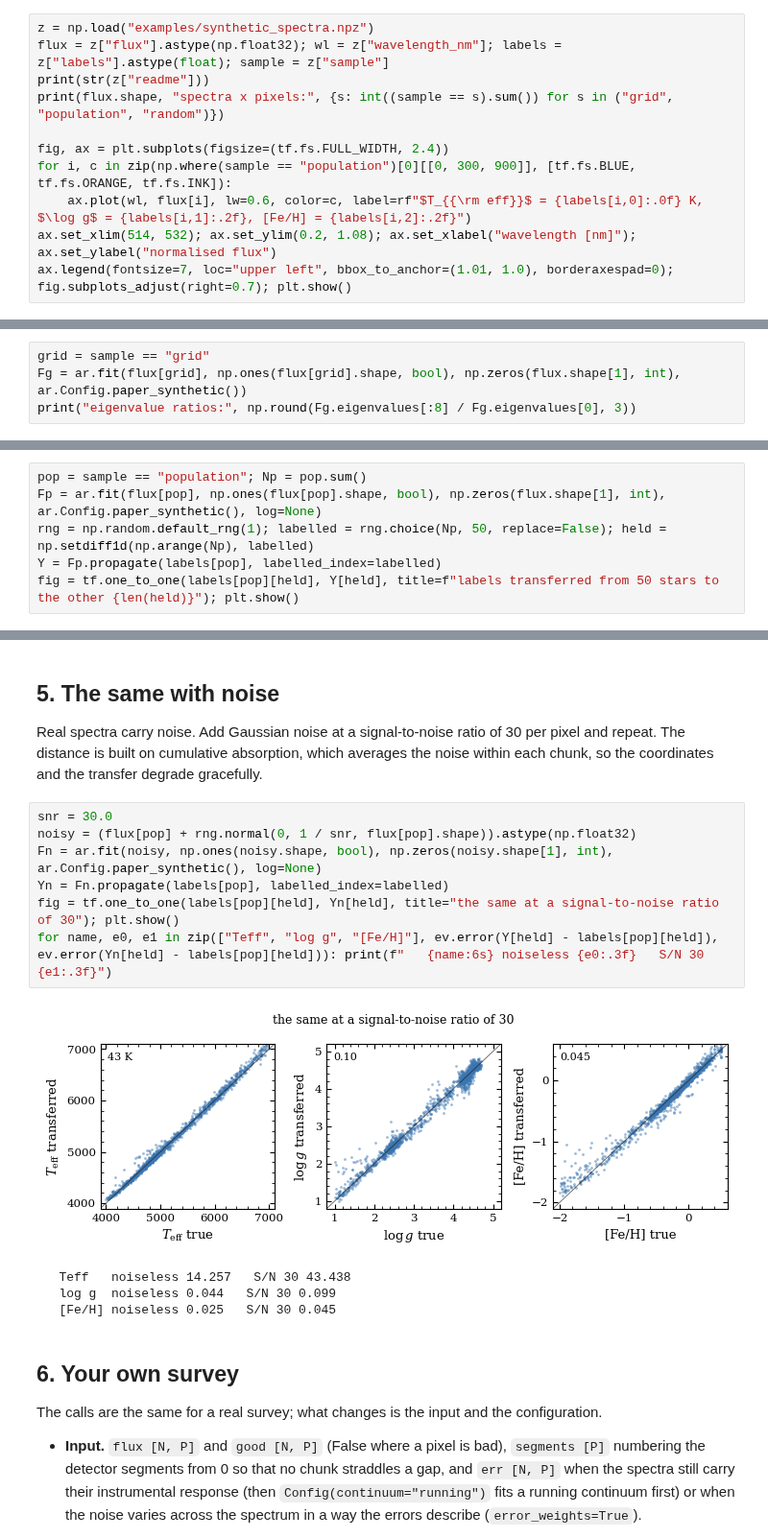
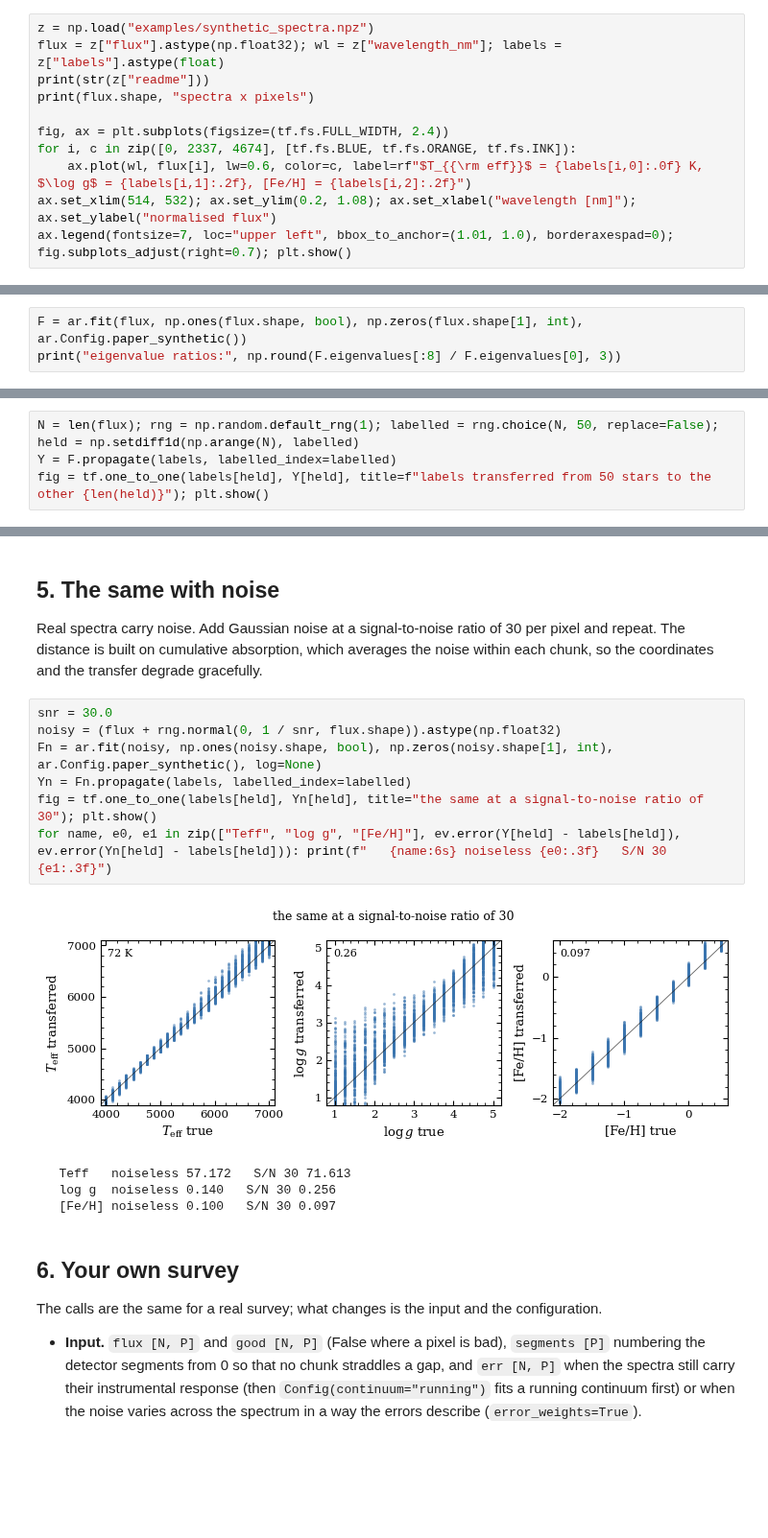
Before and after one commit to tingyuansen/armillary, a Jupyter notebook: armillary_tutorial.ipynb, the cells around one changed output, grey strips where cells are left out. Shown at 96% size. Saved outputs shown, nothing was run; the diff lists cells and outputs as text; blank space fills up the shorter version.

```diff
--- a/armillary_tutorial.ipynb
+++ b/armillary_tutorial.ipynb
@@ -35,11 +29,11 @@ Each spectrum comes with its true effective temperature, surface gravity and met
 # %%
 z = np.load("examples/synthetic_spectra.npz")
-flux = z["flux"].astype(np.float32); wl = z["wavelength_nm"]; labels = z["labels"].astype(float); sample = z["sample"]
+flux = z["flux"].astype(np.float32); wl = z["wavelength_nm"]; labels = z["labels"].astype(float)
 print(str(z["readme"]))
-print(flux.shape, "spectra x pixels:", {s: int((sample == s).sum()) for s in ("grid", "population", "random")})
+print(flux.shape, "spectra x pixels")
 
 fig, ax = plt.subplots(figsize=(tf.fs.FULL_WIDTH, 2.4))
-for i, c in zip(np.where(sample == "population")[0][[0, 300, 900]], [tf.fs.BLUE, tf.fs.ORANGE, tf.fs.INK]):
+for i, c in zip([0, 2337, 4674], [tf.fs.BLUE, tf.fs.ORANGE, tf.fs.INK]):
     ax.plot(wl, flux[i], lw=0.6, color=c, label=rf"$T_{{\rm eff}}$ = {labels[i,0]:.0f} K, $\log g$ = {labels[i,1]:.2f}, [Fe/H] = {labels[i,2]:.2f}")
 ax.set_xlim(514, 532); ax.set_ylim(0.2, 1.08); ax.set_xlabel("wavelength [nm]"); ax.set_ylabel("normalised flux")
 ax.legend(fontsize=7, loc="upper left", bbox_to_anchor=(1.01, 1.0), borderaxespad=0); fig.subplots_adjust(right=0.7); plt.show()
@@ -54,7 +48,6 @@ Run the method on the 4,675 grid spectra. `fit` needs the flux, a boolean mask o
 # %%
-grid = sample == "grid"
-Fg = ar.fit(flux[grid], np.ones(flux[grid].shape, bool), np.zeros(flux.shape[1], int), ar.Config.paper_synthetic())
-print("eigenvalue ratios:", np.round(Fg.eigenvalues[:8] / Fg.eigenvalues[0], 3))
+F = ar.fit(flux, np.ones(flux.shape, bool), np.zeros(flux.shape[1], int), ar.Config.paper_synthetic())
+print("eigenvalue ratios:", np.round(F.eigenvalues[:8] / F.eigenvalues[0], 3))
 # %% [output]
 [     0s] fit: 4675 spectra x 8702 pixels; search exact; threads 10
 [     4s] normalised flux: 8702 pixels, 4.2 s
@@ -99,9 +92,7 @@ The population sample is what a survey looks like: main-sequence stars, subgiant
 
 The error statistic used throughout is `evaluate.error`: half the central 68 per cent range of the differences, the width of a Gaussian with the same core, so that the few stars a graph places wrongly do not set the number.
 # %%
-pop = sample == "population"; Np = pop.sum()
-Fp = ar.fit(flux[pop], np.ones(flux[pop].shape, bool), np.zeros(flux.shape[1], int), ar.Config.paper_synthetic(), log=None)
-rng = np.random.default_rng(1); labelled = rng.choice(Np, 50, replace=False); held = np.setdiff1d(np.arange(Np), labelled)
-Y = Fp.propagate(labels[pop], labelled_index=labelled)
-fig = tf.one_to_one(labels[pop][held], Y[held], title=f"labels transferred from 50 stars to the other {len(held)}"); plt.show()
+N = len(flux); rng = np.random.default_rng(1); labelled = rng.choice(N, 50, replace=False); held = np.setdiff1d(np.arange(N), labelled)
+Y = F.propagate(labels, labelled_index=labelled)
+fig = tf.one_to_one(labels[held], Y[held], title=f"labels transferred from 50 stars to the other {len(held)}"); plt.show()
 # %% [output]
@@ -112,16 +103,16 @@ fig = tf.one_to_one(labels[pop][held], Y[held], title=f"labels transferred from
 Real spectra carry noise. Add Gaussian noise at a signal-to-noise ratio of 30 per pixel and repeat. The distance is built on cumulative absorption, which averages the noise within each chunk, so the coordinates and the transfer degrade gracefully.
 # %%
 snr = 30.0
-noisy = (flux[pop] + rng.normal(0, 1 / snr, flux[pop].shape)).astype(np.float32)
+noisy = (flux + rng.normal(0, 1 / snr, flux.shape)).astype(np.float32)
 Fn = ar.fit(noisy, np.ones(noisy.shape, bool), np.zeros(noisy.shape[1], int), ar.Config.paper_synthetic(), log=None)
-Yn = Fn.propagate(labels[pop], labelled_index=labelled)
-fig = tf.one_to_one(labels[pop][held], Yn[held], title="the same at a signal-to-noise ratio of 30"); plt.show()
-for name, e0, e1 in zip(["Teff", "log g", "[Fe/H]"], ev.error(Y[held] - labels[pop][held]), ev.error(Yn[held] - labels[pop][held])): print(f"   {name:6s} noiseless {e0:.3f}   S/N 30 {e1:.3f}")
+Yn = Fn.propagate(labels, labelled_index=labelled)
+fig = tf.one_to_one(labels[held], Yn[held], title="the same at a signal-to-noise ratio of 30"); plt.show()
+for name, e0, e1 in zip(["Teff", "log g", "[Fe/H]"], ev.error(Y[held] - labels[held]), ev.error(Yn[held] - labels[held])): print(f"   {name:6s} noiseless {e0:.3f}   S/N 30 {e1:.3f}")
 # %% [output]
-[figure, old version]
+[figure, new version]
-   Teff   noiseless 14.257   S/N 30 43.438
-   log g  noiseless 0.044   S/N 30 0.099
-   [Fe/H] noiseless 0.025   S/N 30 0.045
+   Teff   noiseless 57.172   S/N 30 71.613
+   log g  noiseless 0.140   S/N 30 0.256
+   [Fe/H] noiseless 0.100   S/N 30 0.097
 # %% [markdown]
 ## 6. Your own survey
 
```
Also changed, not shown: parts of 9 cells of this notebook, 2 other files.
